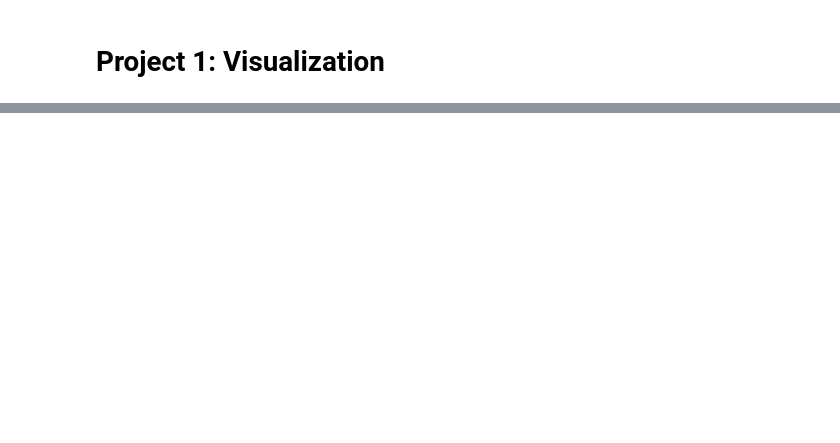
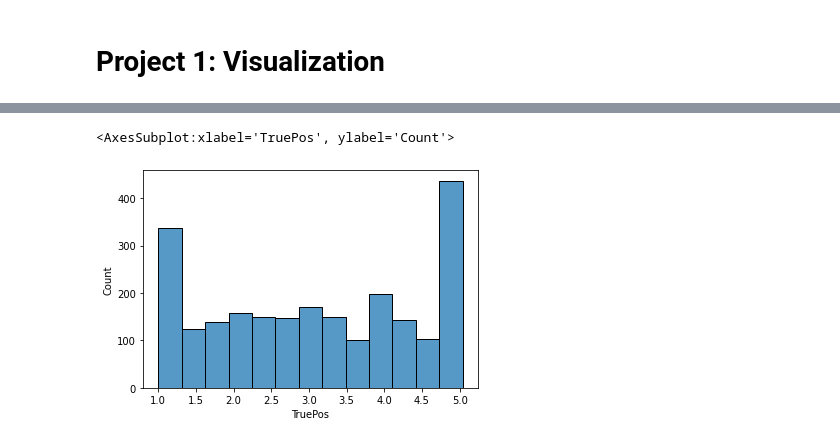
Before and after one commit to ofiore/BasketballClusteringCSE5825, a Jupyter notebook: Project1.ipynb, the cells around one changed output, grey strips where cells are left out. Cells and saved outputs as stored; diff of their text form; code cells hidden in the pictures; blank space fills up the shorter version.

```diff
--- a/Project1.ipynb
+++ b/Project1.ipynb
@@ -128,0 +124,10 @@ normalized_df
+# %%
+df_stats['TruePos'] = (df_stats['PG%'] * 1 + df_stats['SG%'] *2 + df_stats['SF%'] * 3 + df_stats['PF%'] *4 + df_stats['C%'] * 5) / 100
+df_stats['TruePos']
+df_stats=df_stats.drop(columns=['PG%','SG%','SF%','PF%','C%'])
+df_stats
+
+sns.histplot(df_stats['TruePos'])
+# %% [output]
+<AxesSubplot:xlabel='TruePos', ylabel='Count'>
+[figure, added]
```
Also changed, not shown: parts of 12 cells of this notebook, 3 other files.
